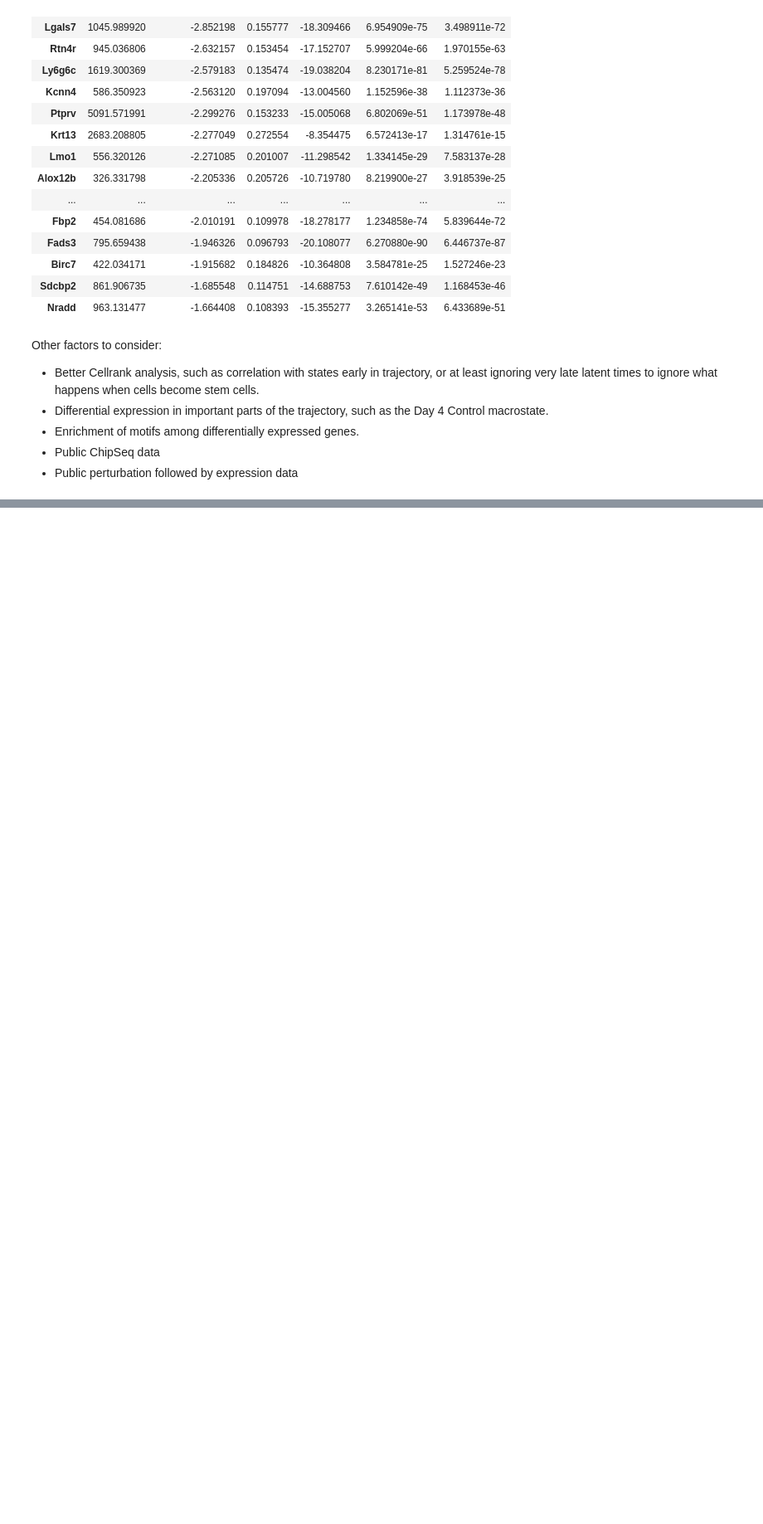
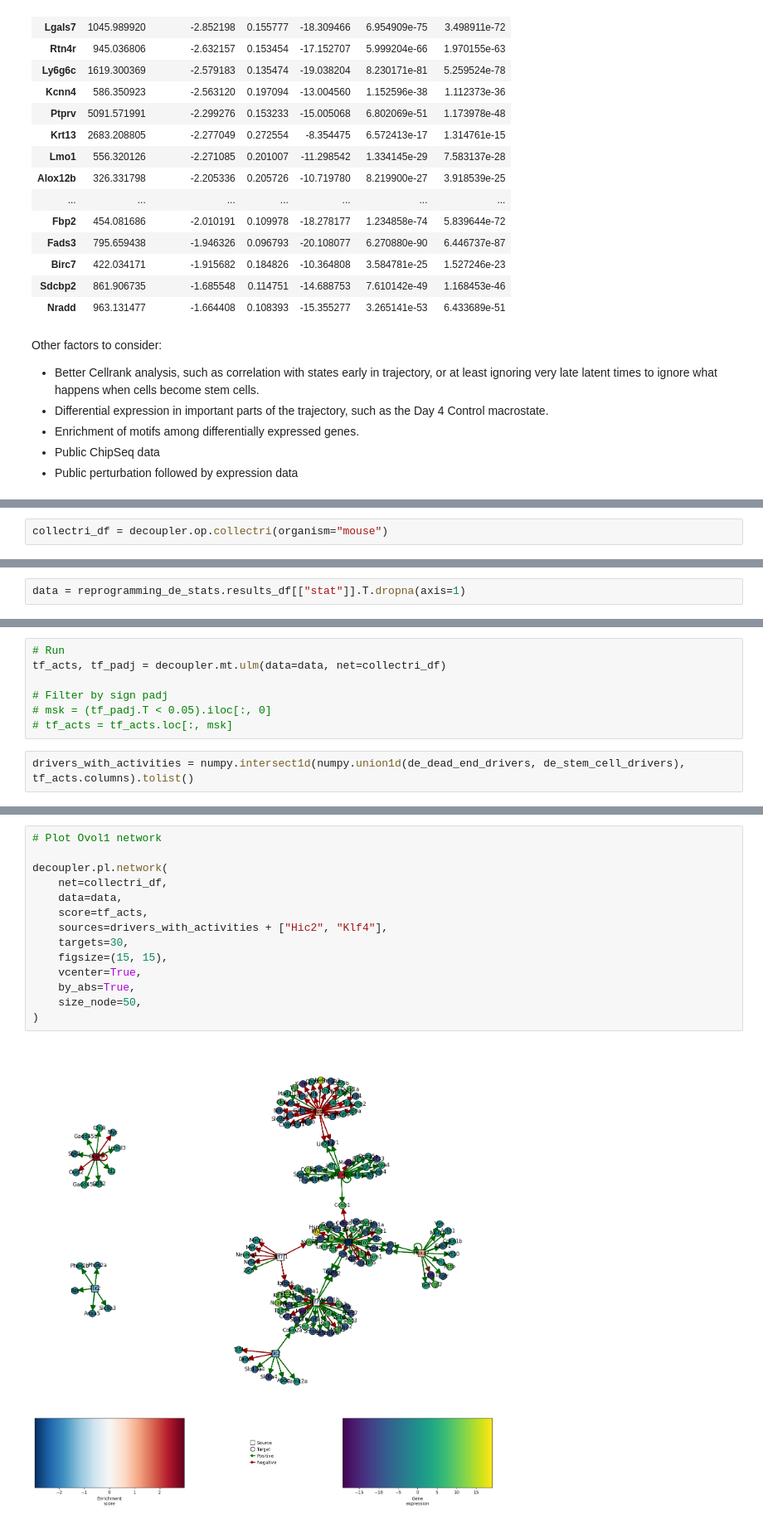
Before and after one commit to logolyte/hic2_masters_project, a Jupyter notebook: Gene regulatory network.ipynb, the cells around one changed output, grey strips where cells are left out. Shown at 83% size. Drawn from its saved outputs; the diff is of its cells as text; blank space fills up the shorter version.

```diff
--- a/Gene regulatory network.ipynb
+++ b/Gene regulatory network.ipynb
@@ -393,0 +413,2 @@ Other factors to consider:
+# %%
+collectri_df = decoupler.op.collectri(organism="mouse")
@@ -393,0 +483,2 @@ Other factors to consider:
+# %%
+data = reprogramming_de_stats.results_df[["stat"]].T.dropna(axis=1)
@@ -393,0 +491,9 @@ Other factors to consider:
+# %%
+# Run
+tf_acts, tf_padj = decoupler.mt.ulm(data=data, net=collectri_df)
+
+# Filter by sign padj
+# msk = (tf_padj.T < 0.05).iloc[:, 0]
+# tf_acts = tf_acts.loc[:, msk]
+# %%
+drivers_with_activities = numpy.intersect1d(numpy.union1d(de_dead_end_drivers, de_stem_cell_drivers), tf_acts.columns).tolist()
@@ -393,0 +513,16 @@ Other factors to consider:
+# %%
+# Plot Ovol1 network
+
+decoupler.pl.network(
+    net=collectri_df,
+    data=data,
+    score=tf_acts,
+    sources=drivers_with_activities + ["Hic2", "Klf4"],
+    targets=30,
+    figsize=(15, 15),
+    vcenter=True,
+    by_abs=True,
+    size_node=50,
+)
+# %% [output]
+[figure, added]
```
Also changed, not shown: parts of 19 cells of this notebook, 2 other files.
